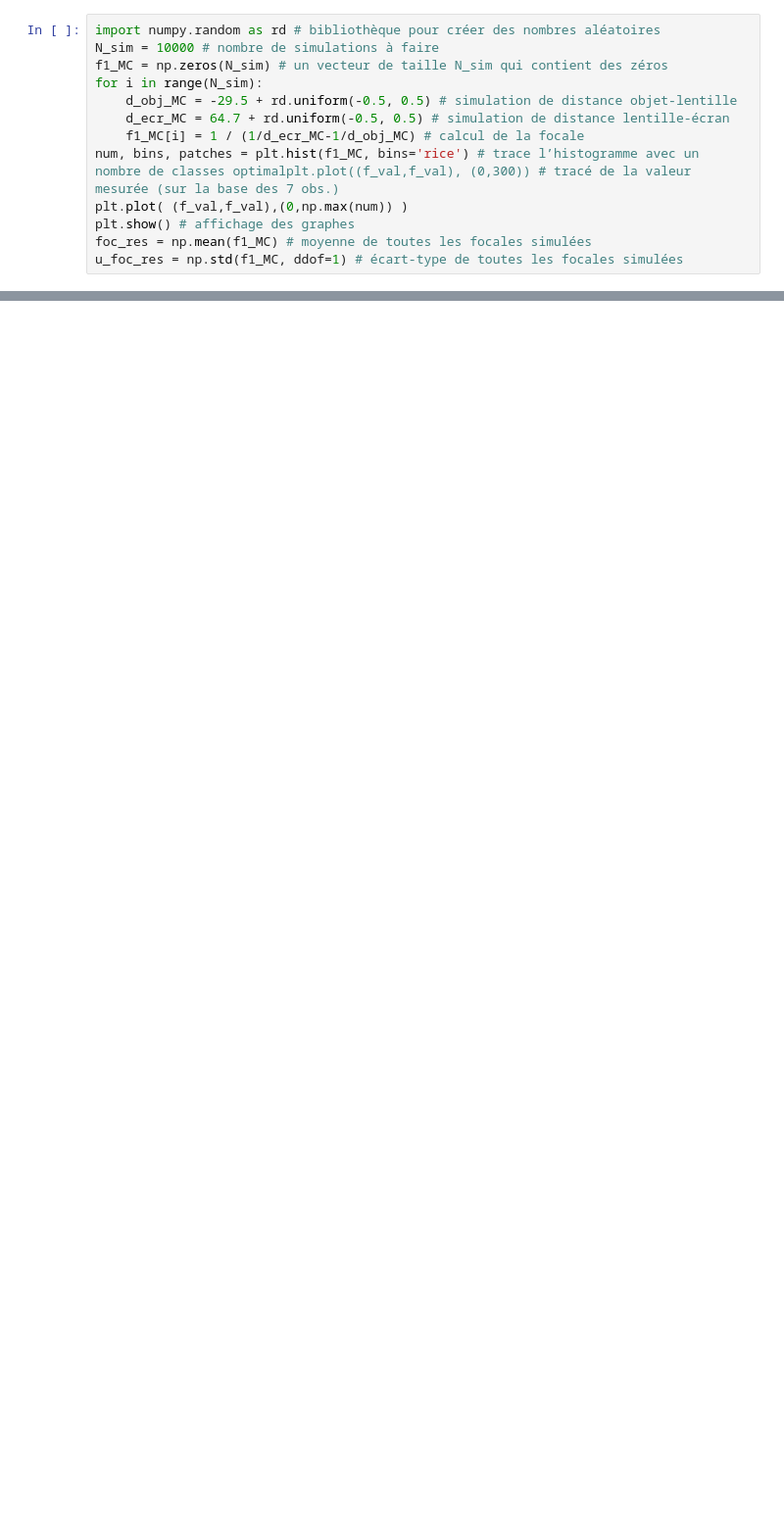
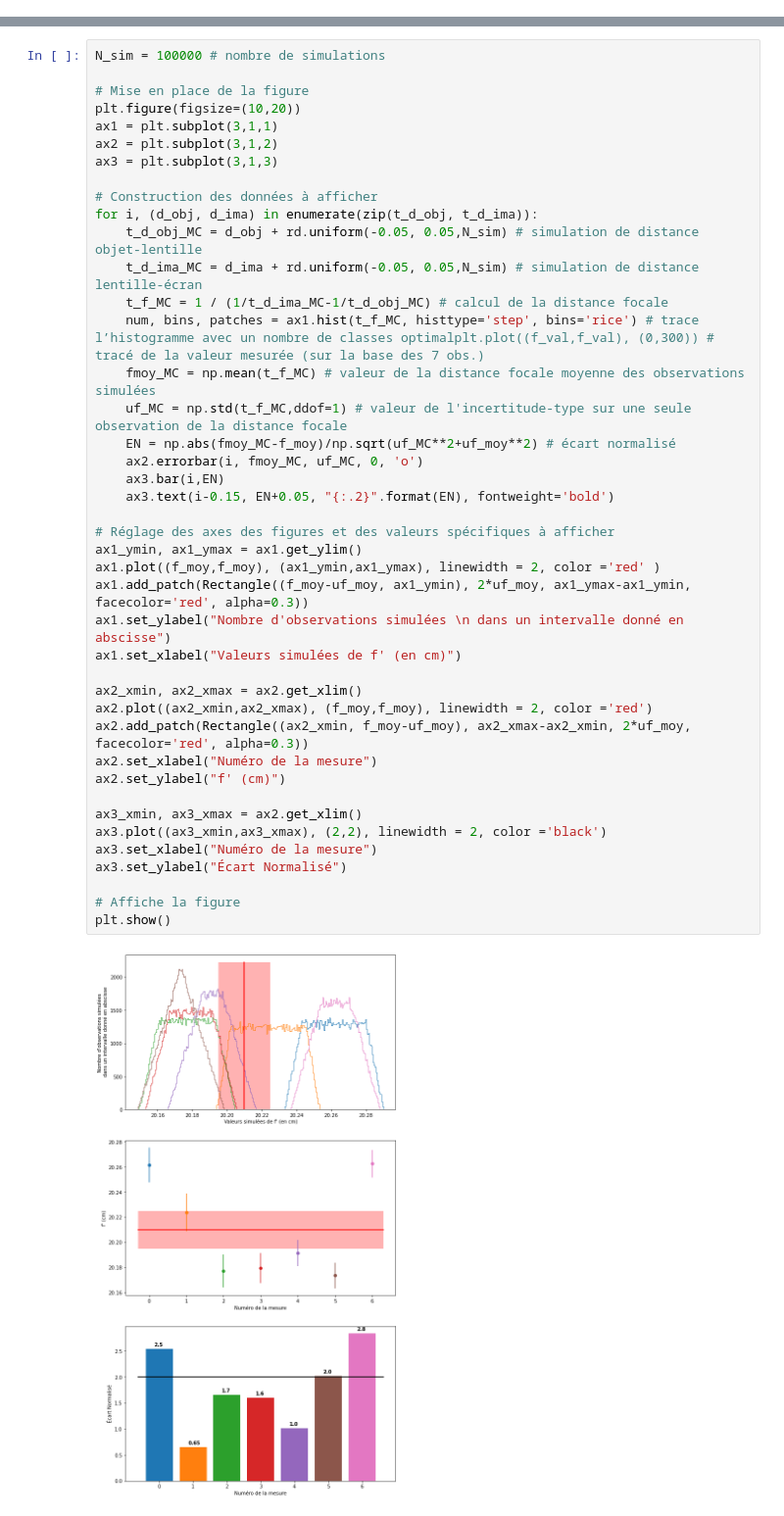
Before and after one commit to p-maxime/codes_python, a Jupyter notebook: tp_formation_image_notebook.ipynb, the cells around one changed output, grey strips where cells are left out. Shown at 98% size. Cells and saved outputs as stored; diff of their text form; blank space fills up the shorter version.

```diff
--- a/tp_formation_image_notebook.ipynb
+++ b/tp_formation_image_notebook.ipynb
@@ -32,13 +49,0 @@ Vos points expérimentaux sont-ils compatibles avec la valeur de f' déterminée
-# %%
-import numpy.random as rd # bibliothèque pour créer des nombres aléatoires
-N_sim = 10000 # nombre de simulations à faire
-f1_MC = np.zeros(N_sim) # un vecteur de taille N_sim qui contient des zéros
-for i in range(N_sim):
-    d_obj_MC = -29.5 + rd.uniform(-0.5, 0.5) # simulation de distance objet-lentille
-    d_ecr_MC = 64.7 + rd.uniform(-0.5, 0.5) # simulation de distance lentille-écran
-    f1_MC[i] = 1 / (1/d_ecr_MC-1/d_obj_MC) # calcul de la focale
-num, bins, patches = plt.hist(f1_MC, bins='rice') # trace l’histogramme avec un nombre de classes optimalplt.plot((f_val,f_val), (0,300)) # tracé de la valeur mesurée (sur la base des 7 obs.)
-plt.plot( (f_val,f_val),(0,np.max(num)) )
-plt.show() # affichage des graphes
-foc_res = np.mean(f1_MC) # moyenne de toutes les focales simulées
-u_foc_res = np.std(f1_MC, ddof=1) # écart-type de toutes les focales simulées
@@ -57,0 +50,44 @@ L'écart normalisé vaut En =  1.2
+# %%
+N_sim = 100000 # nombre de simulations
+
+# Mise en place de la figure
+plt.figure(figsize=(10,20))
+ax1 = plt.subplot(3,1,1)
+ax2 = plt.subplot(3,1,2)
+ax3 = plt.subplot(3,1,3)
+
+# Construction des données à afficher
+for i, (d_obj, d_ima) in enumerate(zip(t_d_obj, t_d_ima)):
+    t_d_obj_MC = d_obj + rd.uniform(-0.05, 0.05,N_sim) # simulation de distance objet-lentille
+    t_d_ima_MC = d_ima + rd.uniform(-0.05, 0.05,N_sim) # simulation de distance lentille-écran
+    t_f_MC = 1 / (1/t_d_ima_MC-1/t_d_obj_MC) # calcul de la distance focale
+    num, bins, patches = ax1.hist(t_f_MC, histtype='step', bins='rice') # trace l’histogramme avec un nombre de classes optimalplt.plot((f_val,f_val), (0,300)) # tracé de la valeur mesurée (sur la base des 7 obs.)
+    fmoy_MC = np.mean(t_f_MC) # valeur de la distance focale moyenne des observations simulées
+    uf_MC = np.std(t_f_MC,ddof=1) # valeur de l'incertitude-type sur une seule observation de la distance focale
+    EN = np.abs(fmoy_MC-f_moy)/np.sqrt(uf_MC**2+uf_moy**2) # écart normalisé
+    ax2.errorbar(i, fmoy_MC, uf_MC, 0, 'o')
+    ax3.bar(i,EN)
+    ax3.text(i-0.15, EN+0.05, "{:.2}".format(EN), fontweight='bold')
+
+# Réglage des axes des figures et des valeurs spécifiques à afficher
+ax1_ymin, ax1_ymax = ax1.get_ylim()
+ax1.plot((f_moy,f_moy), (ax1_ymin,ax1_ymax), linewidth = 2, color ='red' )
+ax1.add_patch(Rectangle((f_moy-uf_moy, ax1_ymin), 2*uf_moy, ax1_ymax-ax1_ymin, facecolor='red', alpha=0.3))
+ax1.set_ylabel("Nombre d'observations simulées \n dans un intervalle donné en abscisse")
+ax1.set_xlabel("Valeurs simulées de f' (en cm)")
+
+ax2_xmin, ax2_xmax = ax2.get_xlim()
+ax2.plot((ax2_xmin,ax2_xmax), (f_moy,f_moy), linewidth = 2, color ='red')
+ax2.add_patch(Rectangle((ax2_xmin, f_moy-uf_moy), ax2_xmax-ax2_xmin, 2*uf_moy, facecolor='red', alpha=0.3))
+ax2.set_xlabel("Numéro de la mesure")
+ax2.set_ylabel("f' (cm)")
+
+ax3_xmin, ax3_xmax = ax2.get_xlim()
+ax3.plot((ax3_xmin,ax3_xmax), (2,2), linewidth = 2, color ='black')
+ax3.set_xlabel("Numéro de la mesure")
+ax3.set_ylabel("Écart Normalisé")
+
+# Affiche la figure
+plt.show()
+# %% [output]
+[figure, added]
```
Also changed, not shown: parts of 11 cells of this notebook, 2 other files.
